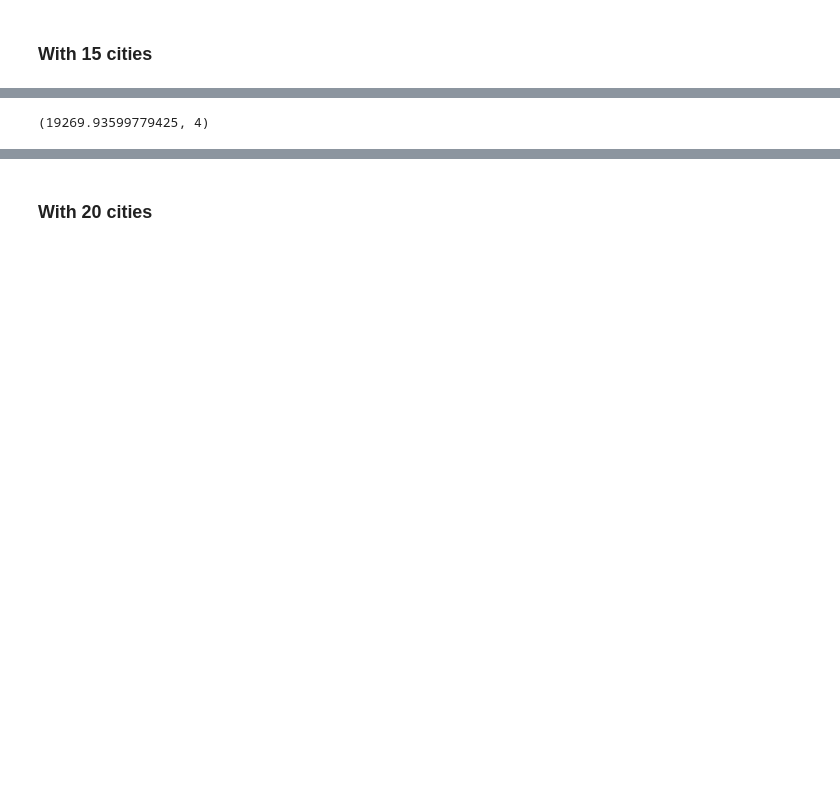
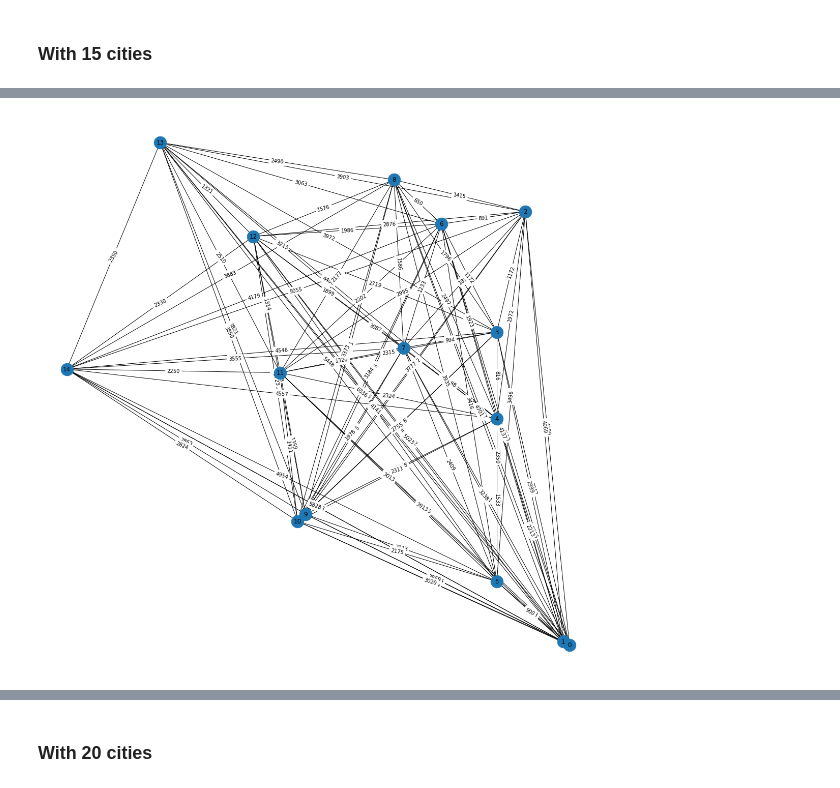
Before and after one commit to LudovicSterlin/held-karp, a Jupyter notebook: held-karp.ipynb, the cells around one changed output, grey strips where cells are left out. Cells and saved outputs as stored; diff of their text form; code cells hidden in the pictures; blank space fills up the shorter version.

```diff
--- a/held-karp.ipynb
+++ b/held-karp.ipynb
@@ -186,8 +221,8 @@ Wall time: 125 ms
 ### With 15 cities
 # %%
 %%time
-graph15 = file_to_graph("./data/tsp15.txt")
-held_karp(graph15)
+(graph15, points15) = file_to_graph("./data/tsp15.txt")
+plot_cities(graph15, points15)
 # %% [output]
 Extracting graph from ./data/tsp15.txt ...
 Found: 15 points
@@ -202 +234 @@ Wall time: 9.41 s
-(19269.93599779425, 4)
+[figure, added]
```
Also changed, not shown: parts of 16 cells of this notebook, 1 other file.
